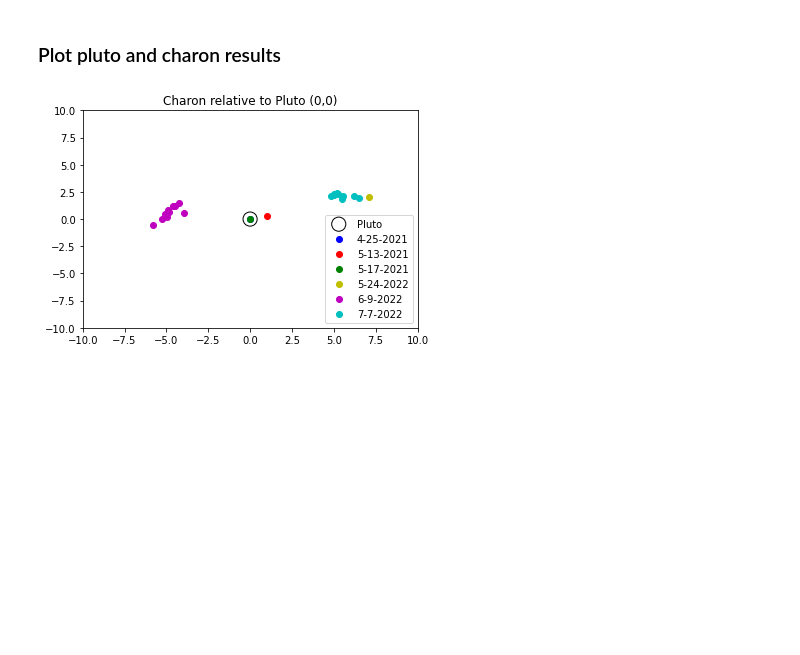
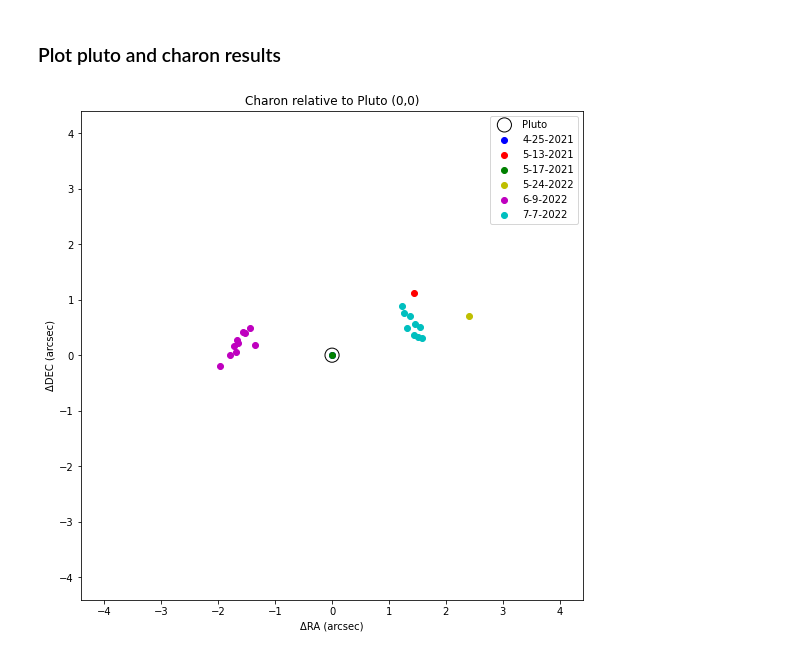
Before and after one commit to canisli/Pluto-Charon, a Jupyter notebook: src/PlutoCharon/psfphot.ipynb, the cells around one changed output. Drawn from its saved outputs; the diff is of its cells as text; code cells hidden in the pictures; blank space fills up the shorter version.

```diff
--- a/src/PlutoCharon/psfphot.ipynb
+++ b/src/PlutoCharon/psfphot.ipynb
@@ -150,24 +199,25 @@ KeyboardInterrupt:
 # %% [markdown]
 ### Use above values to fit Pluto and Charon psf
 # %%
-used_dates = ['6-9-2022']
+constants.reload()
+used_dates = dates.keys()# ['6-9-2022']
 for date in used_dates:
     indices = dates[date]
-    dim = int(constants[f'{date}']['subimage_dim']) # n by n dimension of subimage
+    dim = constants.get(date, 'subimage_dim', 'int') # n by n dimension of subimage
     for index in indices:
         log.info(f'{date}{index}')
         path = f'{data_folder}/{date}/pluto{index}.fits'
-        entry = constants[f'{date}{index}']
+        entry = constants.get_section(f'{date}{index}')
         image = Image(path).subimage(entry['pluto_charon_x'], entry['pluto_charon_y'], dim, dim)
         image.write_fits(f'res/images/{date}/pluto_charon{index}.fits')
         psfinit = {}
         psfinit['a_p'] = 250
-        psfinit['rel_flux'] = float(constants[f'{date}'][f'rel_flux'])
+        psfinit['rel_flux'] = constants.get(f'{date}', f'rel_flux', 'float')
         psfinit['bg'] = 500
         psfinit['x_p'] =  dim/2
         psfinit['y_p'] = dim/2
-        psfinit['dx'] = float(constants[f'{date}'][f'dx_guess'])
-        psfinit['dy'] = float(constants[f'{date}'][f'dy_guess'])
+        psfinit['dx'] = constants.get(f'{date}', f'dx_guess', 'float')
+        psfinit['dy'] = constants.get(f'{date}', f'dy_guess', 'float')
         psfinit['theta'] = float(entry['theta']) * np.pi/180
         psfinit['sigma_x'] = float(entry['sigma_x'])
         psfinit['sigma_y'] = float(entry['sigma_y'])
@@ -178,7 +228,7 @@ for date in used_dates:
         psf.set_limits('bg', 100, 10000)
         psf.set_limits('x_p', 0, dim)
         psf.set_limits('y_p', 0, dim)
-        limit = 8.5 * .34 / float(constants[f'{date}'][f'pix_scale_x'])
+        limit = 8.5 * .34 / constants.get(f'{date}', f'pix_scale_x', 'float')
         psf.set_limits('dx', -limit, limit)
         psf.set_limits('dy', -limit, limit)
         params = psf.run_minimizer()
@@ -187,5 +237,5 @@ for date in used_dates:
 
         entry['dx'] = str(params['dx'].value)
         entry['dy'] = str(params['dy'].value)
-        constants.write(Path('res/constants.ini').open('w'))
+        constants.save()
 # %% [output]
@@ -209,24 +259,49 @@ INFO:psfphot:[[Variables]]
 # %% [markdown]
 ### Plot pluto and charon results
 # %%
+def apply_offset(dx, dy, theta):
+    # Calculate dx' and dy' in a coordinate frame rotated by theta clockwise
+    return (dx * np.cos(theta) - dy * np.sin(theta), dx * np.sin(theta) + dy * np.cos(theta))
+
+do_offset_correction = False
+
 colors = ['b', 'r', 'g', 'y', 'm', 'c']
+lim = 0
+
 dxs = []
 dys = []
 for date in dates:
     indices = dates[date]
-    dxs.append([float(constants[f'{date}{index}']['dx']) for index in indices])
-    dys.append([float(constants[f'{date}{index}']['dy']) for index in indices])
+    invert = 1 if constants.get(date, 'north_up', 'bool') else -1
+    dxs_date = []
+    dys_date = []
+    for index in indices:
+        dx = invert * constants.get(f'{date}{index}', f'dx', 'float') * constants.get(f'{date}', f'pix_scale_x', 'float')
+        dy = invert * constants.get(f'{date}{index}', f'dy', 'float') * constants.get(f'{date}', f'pix_scale_y', 'float')
 
-plt.figure()
+        if do_offset_correction:
+            if constants.has(f'{date}{index}', 'offset'):
+                offset = constants.get(f'{date}{index}', 'offset', 'float') * np.pi/180 * invert
+                dx, dy = apply_offset(dx, dy ,offset)
+        dxs_date.append(dx)
+        dys_date.append(dy)
+        lim = max(lim, max(dx, dy)) + 0.1
+    dxs.append(dxs_date)
+    dys.append(dys_date)
+
+plt.figure(figsize=(9,9))
 plt.title(f'Charon relative to Pluto (0,0)')
-plt.xlim((-10,10))
-plt.ylim((-10,10))
+plt.xlim(-1*lim, lim)
+plt.ylim(-1*lim, lim)
+plt.xlabel('ΔRA (arcsec)')
+plt.ylabel('ΔDEC (arcsec)')
 i = 0
 plt.scatter([0], [0], s=200,facecolors='none', edgecolors='k', marker='o', label='Pluto')
 for dx, dy in zip(dxs, dys):
     plt.scatter(dx, dy, c=colors[i], label=list(dates.keys())[i])
     i += 1
 plt.legend()
+plt.savefig(f'{os.path.expanduser("~")}/Downloads/plutocharon.png')
 plt.show()
 # %% [output]
-[figure, old version]
+[figure, new version]
```
Also changed, not shown: parts of 8 cells of this notebook.
